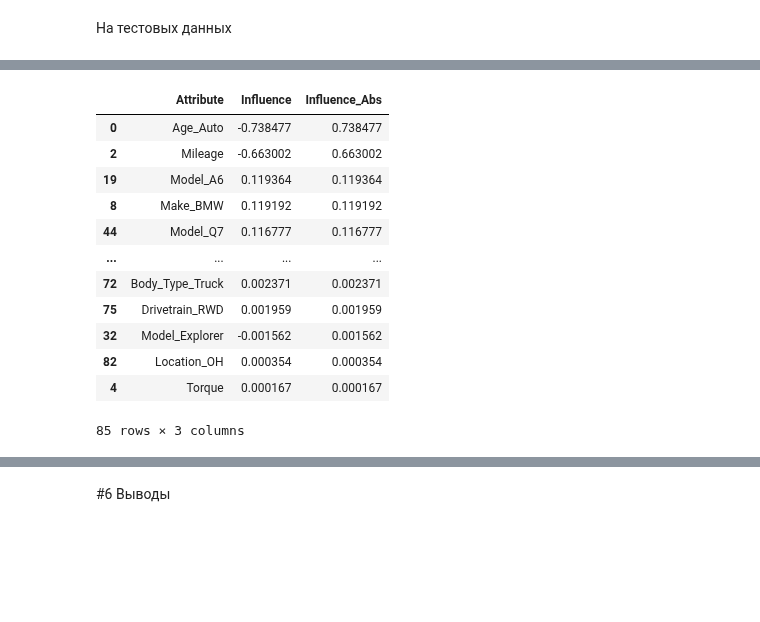
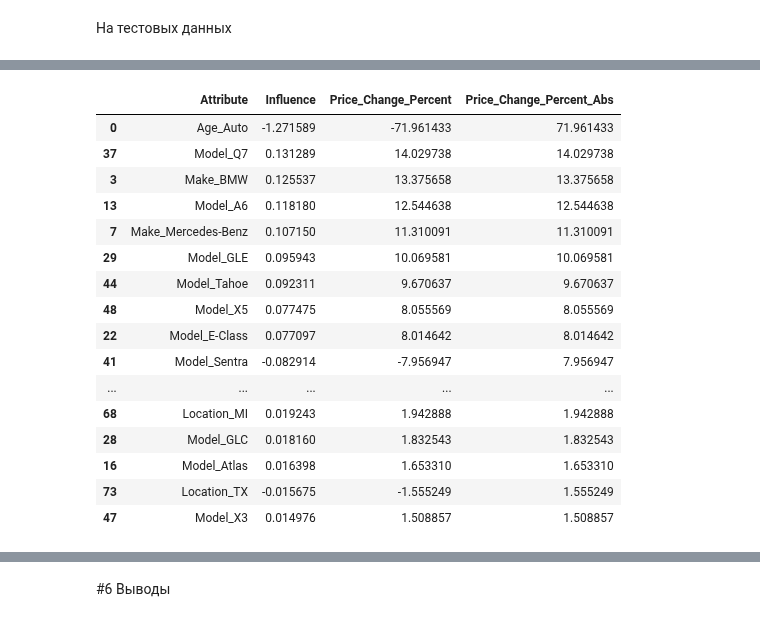
Before and after one commit to kataamb/notebooks_data_analysis, a Jupyter notebook: kaggle_automobile_prices/kaggle_automobile_dataset_analysis.ipynb, the cells around one changed output, grey strips where cells are left out. Cells and saved outputs as stored; diff of their text form; code cells hidden in the pictures; blank space fills up the shorter version.

```diff
--- a/kaggle_automobile_prices/kaggle_automobile_dataset_analysis.ipynb
+++ b/kaggle_automobile_prices/kaggle_automobile_dataset_analysis.ipynb
@@ -191,7 +193,7 @@ df.drop(columns=['Horsepower'],inplace=True)
 В датасете есть числовые и категориальные признаки. Выделим их, а также столбец целевой переменной - цену (Selling_Price)
 # %%
 categorial_features = ['Make', 'Model', 'Fuel_Type', 'Transmission', 'Service_History', 'Color', 'Body_Type', 'Drivetrain', 'Location']
-number_features = ['Age_Auto', 'Engine_Size', 'Mileage', 'Engine_Speed', 'Torque', 'Owners', 'Accident_History', 'Fuel_Efficiency']
+number_features = ['Age_Auto', 'Engine_Size', 'Mileage', 'Torque', 'Owners', 'Accident_History', 'Fuel_Efficiency', 'Engine_Speed']
 target_feature = 'Selling_Price'
 # %% [markdown]
 #2 Влияние признаков на целевую переменную
@@ -494,5 +579,5 @@ plt.barh(location_categories.index, location_categories.values)
 # %%
-x = df[categorial_features + number_features]
+x = df[categorial_features + number_features].copy()
 #x.drop(columns=['Selling_Price'])
 y = df[target_feature]
 # %% [markdown]
@@ -558,3 +629,5 @@ memory usage: 757.5 KB
+# %%
+x.drop(columns=['Owners', 'Mileage', 'Fuel_Efficiency', 'Torque', 'Body_Type_SUV', 'Fuel_Type_Electric', 'Drivetrain_AWD','Engine_Size', 'Color_White', 'Model_Golf', 'Make_Ford'], inplace = True)
 # %%
 corrmat = x.corr()
 f, ax = plt.subplots(figsize=(12, 9))
@@ -628,30 +691,36 @@ RMSE: 8845 $
 # %%
 coef_df = pd.DataFrame({
     'Attribute': x.columns,
     'Influence': model.coef_
 })
 
 
-coef_df['Influence_Abs'] = coef_df['Influence'].abs()
+coef_df['Price_Change_Percent'] = (np.exp(coef_df['Influence']) - 1) * 100
+coef_df['Price_Change_Percent_Abs'] = np.abs(coef_df['Price_Change_Percent'])
 
 
-coef_df_sorted = coef_df.sort_values('Influence_Abs', ascending=False)
 
-coef_df_sorted
+coef_df_sorted = coef_df.sort_values('Price_Change_Percent_Abs', ascending=False)
+
+coef_df_sorted.head(50)
 # %% [output]
-|  | Attribute | Influence | Influence_Abs |
-| 0 | Age_Auto | -0.738477 | 0.738477 |
-| 2 | Mileage | -0.663002 | 0.663002 |
-| 19 | Model_A6 | 0.119364 | 0.119364 |
-| 8 | Make_BMW | 0.119192 | 0.119192 |
-| 44 | Model_Q7 | 0.116777 | 0.116777 |
-| ... | ... | ... | ... |
-| 72 | Body_Type_Truck | 0.002371 | 0.002371 |
-| 75 | Drivetrain_RWD | 0.001959 | 0.001959 |
-| 32 | Model_Explorer | -0.001562 | 0.001562 |
-| 82 | Location_OH | 0.000354 | 0.000354 |
-| 4 | Torque | 0.000167 | 0.000167 |
+|  | Attribute | Influence | Price_Change_Percent | Price_Change_Percent_Abs |
+| 0 | Age_Auto | -1.271589 | -71.961433 | 71.961433 |
+| 37 | Model_Q7 | 0.131289 | 14.029738 | 14.029738 |
+| 3 | Make_BMW | 0.125537 | 13.375658 | 13.375658 |
+| 13 | Model_A6 | 0.118180 | 12.544638 | 12.544638 |
+| 7 | Make_Mercedes-Benz | 0.107150 | 11.310091 | 11.310091 |
+| 29 | Model_GLE | 0.095943 | 10.069581 | 10.069581 |
+| 44 | Model_Tahoe | 0.092311 | 9.670637 | 9.670637 |
+| 48 | Model_X5 | 0.077475 | 8.055569 | 8.055569 |
+| 22 | Model_E-Class | 0.077097 | 8.014642 | 8.014642 |
+| 41 | Model_Sentra | -0.082914 | -7.956947 | 7.956947 |
+| ... | ... | ... | ... | ... |
+| 68 | Location_MI | 0.019243 | 1.942888 | 1.942888 |
+| 28 | Model_GLC | 0.018160 | 1.832543 | 1.832543 |
+| 16 | Model_Atlas | 0.016398 | 1.653310 | 1.653310 |
+| 73 | Location_TX | -0.015675 | -1.555249 | 1.555249 |
+| 47 | Model_X3 | 0.014976 | 1.508857 | 1.508857 |
-85 rows × 3 columns
 # %%
 # R² на трейне
 y_train_pred = model.predict(X_train_scaled)
```
Also changed, not shown: parts of 39 cells of this notebook.
